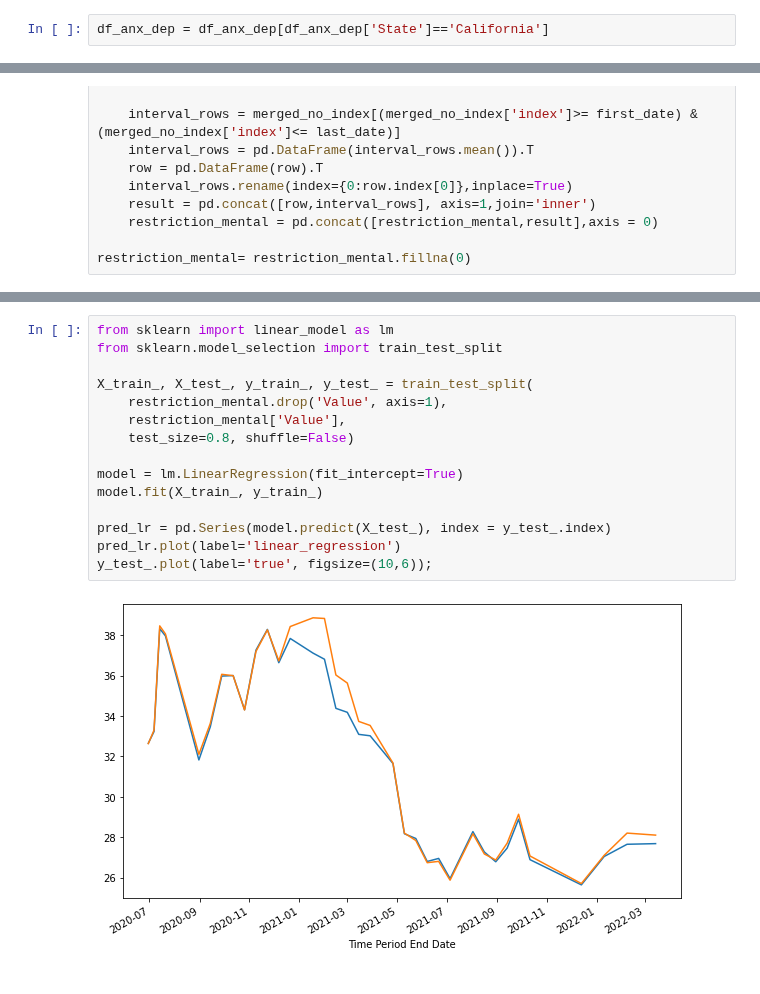
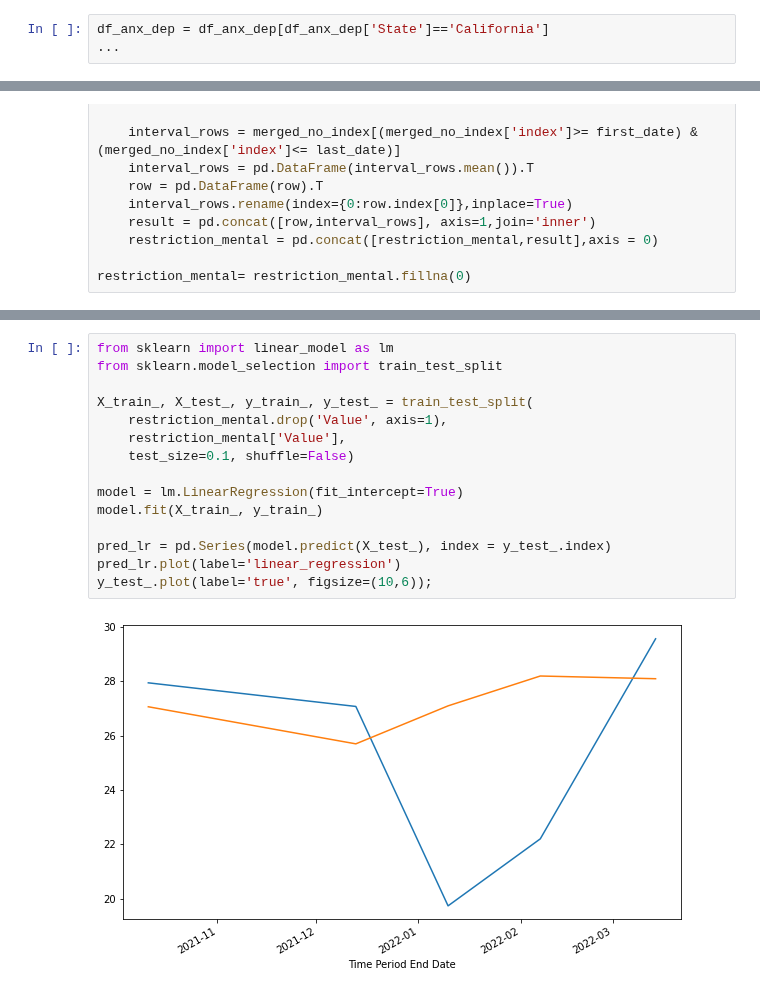
Before and after one commit to Sverre-rt/DATA200-grad_project, a Jupyter notebook: anal_pred_mental.ipynb, the cells around one changed output, grey strips where cells are left out. Drawn from its saved outputs; the diff is of its cells as text.

```diff
--- a/anal_pred_mental.ipynb
+++ b/anal_pred_mental.ipynb
@@ -309,3 +309,4 @@ Text(0, 0.5, 'value')
 ## Clean and fix
 # %%
 df_anx_dep = df_anx_dep[df_anx_dep['State']=='California']
+...
@@ -368,17 +344,17 @@ restriction_mental.head()
 # %%
 from sklearn import linear_model as lm
 from sklearn.model_selection import train_test_split
 
 X_train_, X_test_, y_train_, y_test_ = train_test_split(
     restriction_mental.drop('Value', axis=1),
     restriction_mental['Value'],
-    test_size=0.8, shuffle=False)
+    test_size=0.1, shuffle=False)
 
 model = lm.LinearRegression(fit_intercept=True)
 model.fit(X_train_, y_train_)
 
 pred_lr = pd.Series(model.predict(X_test_), index = y_test_.index)
 pred_lr.plot(label='linear_regression')
 y_test_.plot(label='true', figsize=(10,6));
 # %% [output]
-[figure, old version]
+[figure, new version]
```
Also changed, not shown: parts of 2 cells of this notebook.
